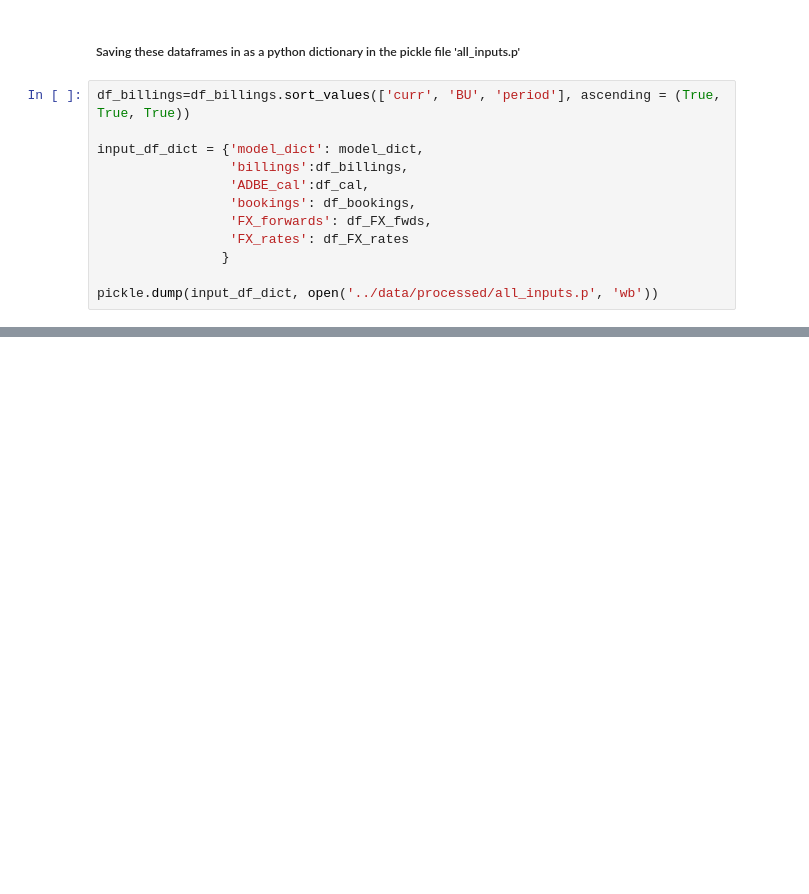
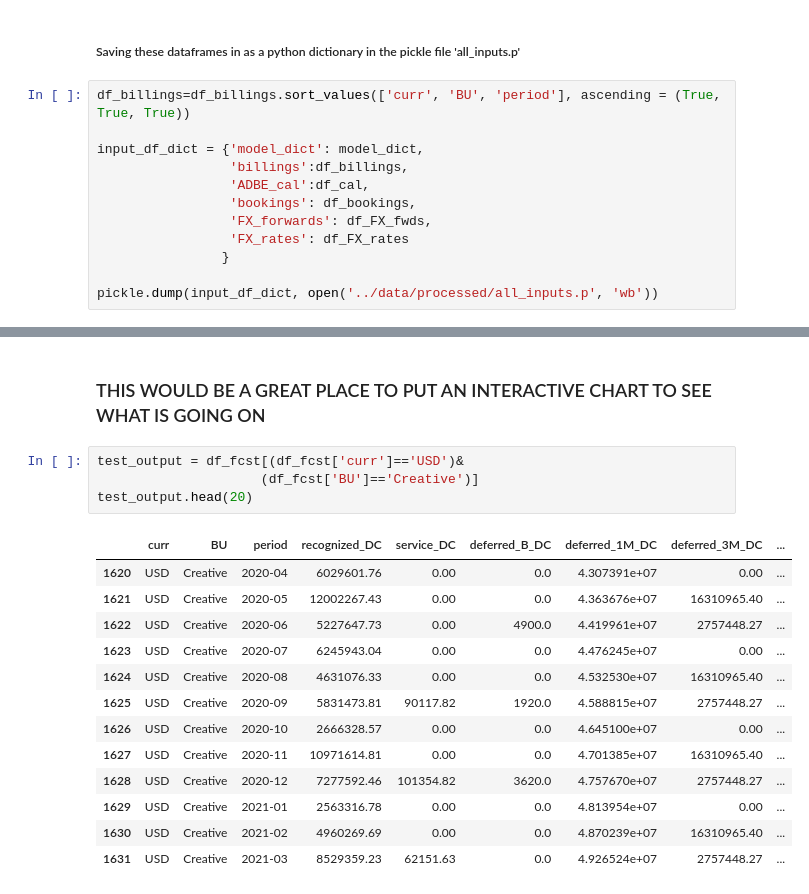
Before and after one commit to davidjsmith44/Deferred_Revenue_Forecast, a Jupyter notebook: notebooks/deferred_revenue_forecast.ipynb, the cells around one changed output, grey strips where cells are left out. Drawn from its saved outputs; the diff is of its cells as text; blank space fills up the shorter version.

```diff
--- a/notebooks/deferred_revenue_forecast.ipynb
+++ b/notebooks/deferred_revenue_forecast.ipynb
@@ -1041,0 +1798,20 @@ pickle.dump(input_df_dict, open('../data/processed/all_inputs.p', 'wb'))
+# %% [markdown]
+### THIS WOULD BE A GREAT PLACE TO PUT AN INTERACTIVE CHART TO SEE WHAT IS GOING ON
+# %%
+test_output = df_fcst[(df_fcst['curr']=='USD')&
+                     (df_fcst['BU']=='Creative')]
+test_output.head(20)
+# %% [output]
+|  | curr | BU | period | recognized_DC | service_DC | deferred_B_DC | deferred_1M_DC | deferred_3M_DC | ... |
+| 1620 | USD | Creative | 2020-04 | 6029601.76 | 0.00 | 0.0 | 4.307391e+07 | 0.00 | ... |
+| 1621 | USD | Creative | 2020-05 | 12002267.43 | 0.00 | 0.0 | 4.363676e+07 | 16310965.40 | ... |
+| 1622 | USD | Creative | 2020-06 | 5227647.73 | 0.00 | 4900.0 | 4.419961e+07 | 2757448.27 | ... |
+| 1623 | USD | Creative | 2020-07 | 6245943.04 | 0.00 | 0.0 | 4.476245e+07 | 0.00 | ... |
+| 1624 | USD | Creative | 2020-08 | 4631076.33 | 0.00 | 0.0 | 4.532530e+07 | 16310965.40 | ... |
+| 1625 | USD | Creative | 2020-09 | 5831473.81 | 90117.82 | 1920.0 | 4.588815e+07 | 2757448.27 | ... |
+| 1626 | USD | Creative | 2020-10 | 2666328.57 | 0.00 | 0.0 | 4.645100e+07 | 0.00 | ... |
+| 1627 | USD | Creative | 2020-11 | 10971614.81 | 0.00 | 0.0 | 4.701385e+07 | 16310965.40 | ... |
+| 1628 | USD | Creative | 2020-12 | 7277592.46 | 101354.82 | 3620.0 | 4.757670e+07 | 2757448.27 | ... |
+| 1629 | USD | Creative | 2021-01 | 2563316.78 | 0.00 | 0.0 | 4.813954e+07 | 0.00 | ... |
+| 1630 | USD | Creative | 2021-02 | 4960269.69 | 0.00 | 0.0 | 4.870239e+07 | 16310965.40 | ... |
+| 1631 | USD | Creative | 2021-03 | 8529359.23 | 62151.63 | 0.0 | 4.926524e+07 | 2757448.27 | ... |
```
Also changed, not shown: parts of 50 cells of this notebook.
